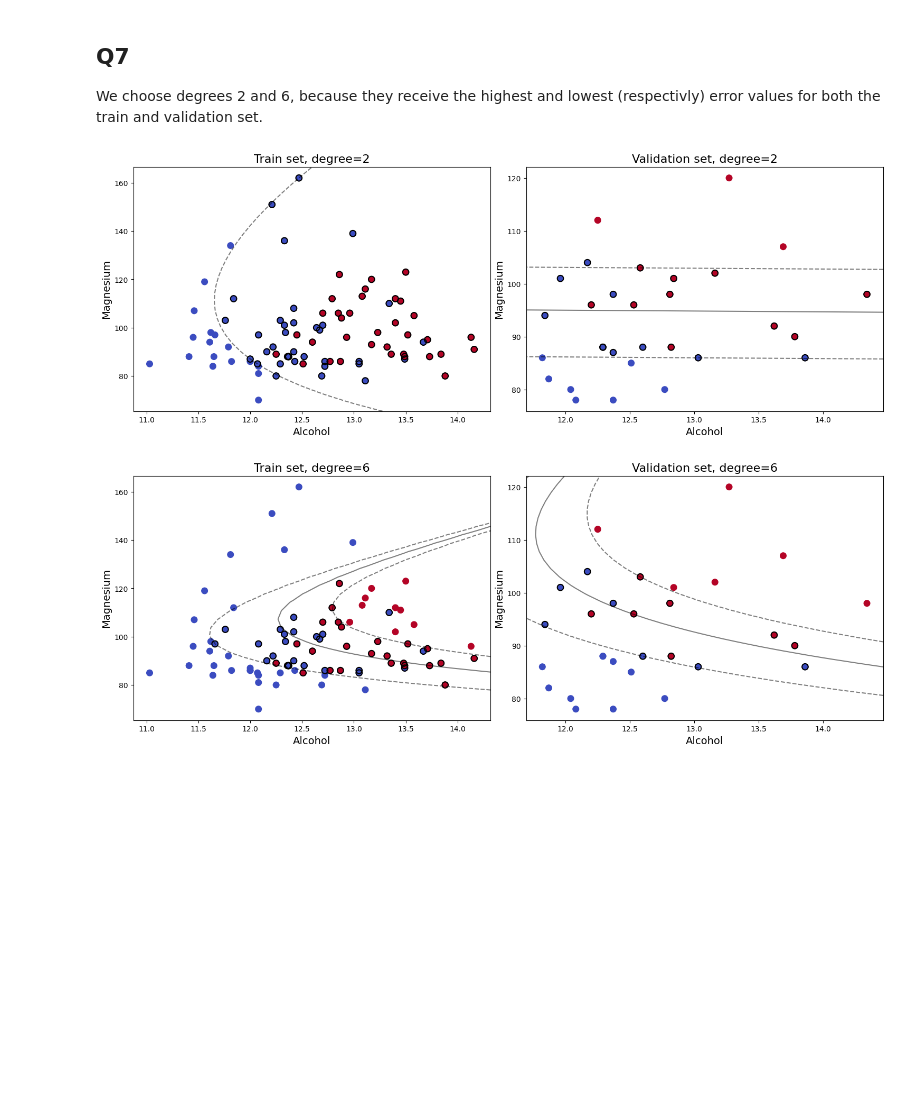
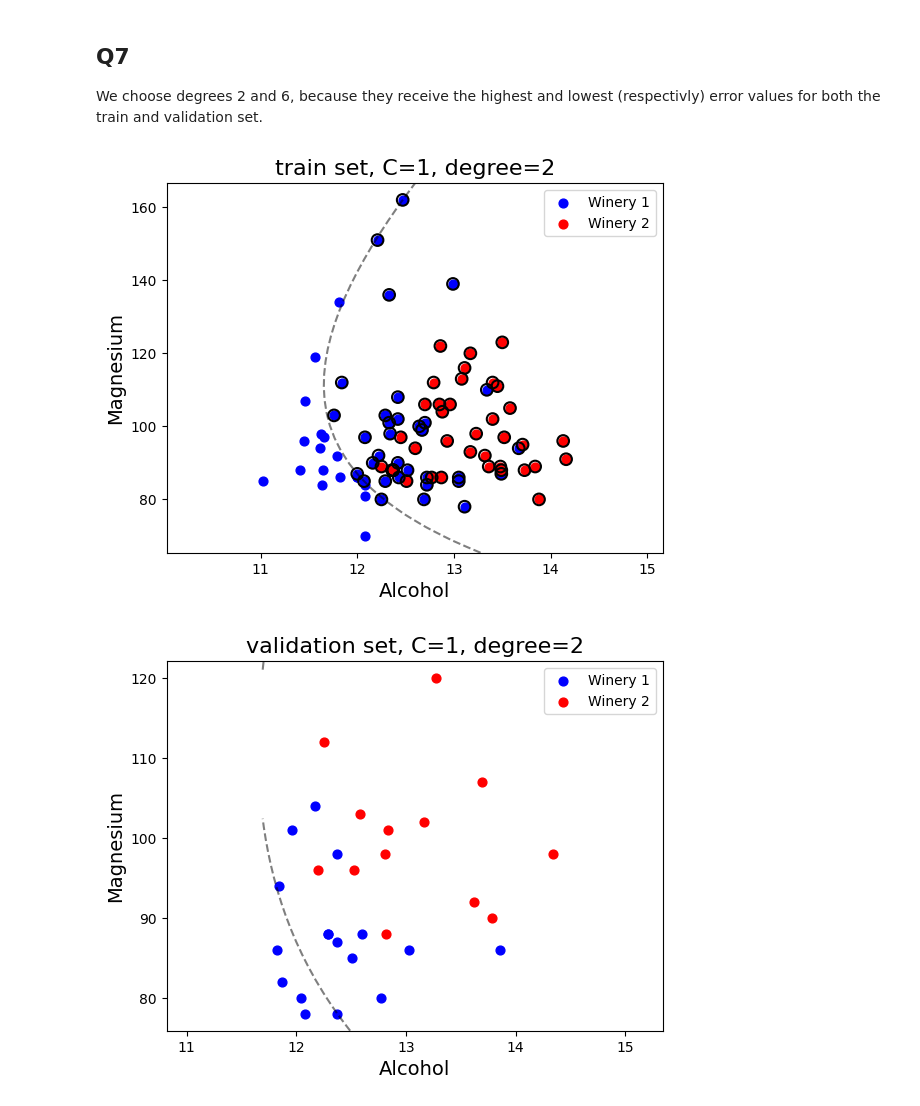
Before and after one commit to AmitShirazi1/ML_hw2, a Jupyter notebook: q1.ipynb, the cells around one changed output. Cells and saved outputs as stored; diff of their text form; code cells hidden in the pictures; blank space fills up the shorter version.

```diff
--- a/q1.ipynb
+++ b/q1.ipynb
@@ -181,20 +221,16 @@ We can explain this with the fact that we are mapping the data to a higher dimen
 # %% [markdown]
 ## Q7
 We choose degrees 2 and 6, because they receive the highest and lowest (respectivly) error values for both the train and validation set.
-# %%
-for d in [2, 6]:
-    fig, ax = plt.subplots(1, 2, figsize=(16, 6))
-    fig.subplots_adjust(left=0.0625, right=0.95, wspace=0.1)
-
-    plot_svm(1, train_df[['alcohol', 'magnesium']].values, train_df['target'].values, ax[0], kernel='poly', deg=d)
-    ax[0].set_title('Train set, degree=' + str(d), fontsize=16)
-    ax[0].set_xlabel('Alcohol', fontsize=14)
-    ax[0].set_ylabel('Magnesium', fontsize=14)
-
-    plot_svm(1, val_df[['alcohol', 'magnesium']].values, val_df['target'].values, ax[1], kernel='poly', deg=d)
-    ax[1].set_title('Validation set, degree=' + str(d), fontsize=16)
-    ax[1].set_xlabel('Alcohol', fontsize=14)
-    ax[1].set_ylabel('Magnesium', fontsize=14)
-# %% [output]
-[figure, removed]
-[figure, removed]
+# %%
+
+for d in [2, 6]:
+    X_train=train_df[['alcohol', 'magnesium']].values
+    y_train=train_df['target'].values
+    model = SVC(kernel='poly',degree=d, C=1)
+    plot_svm(1, X_train, y_train, model, kernel='poly',deg=d, train_or_val='train', xlabel='Alcohol', ylabel='Magnesium')
+    X_val=val_df[['alcohol', 'magnesium']].values
+    y_val=val_df['target'].values
+    plot_svm(1, X_val, y_val, model, kernel='poly',deg=d, train_or_val='validation', xlabel='Alcohol', ylabel='Magnesium')
+# %% [output]
+[figure, added]
+[figure, added]
```
Also changed, not shown: parts of 6 cells of this notebook.
